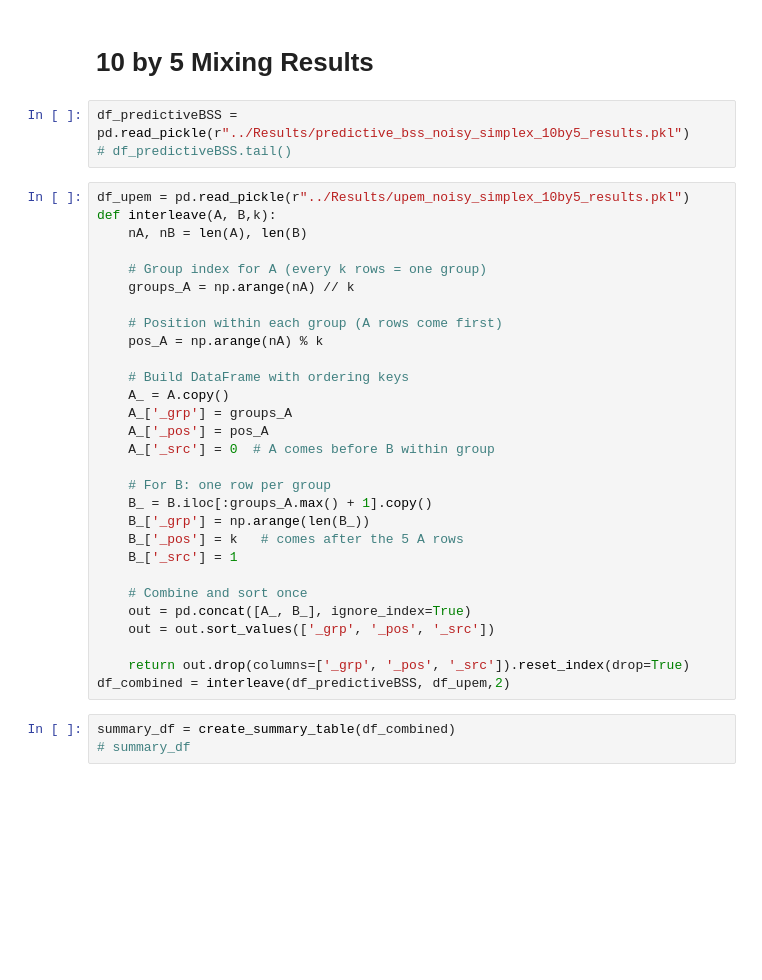
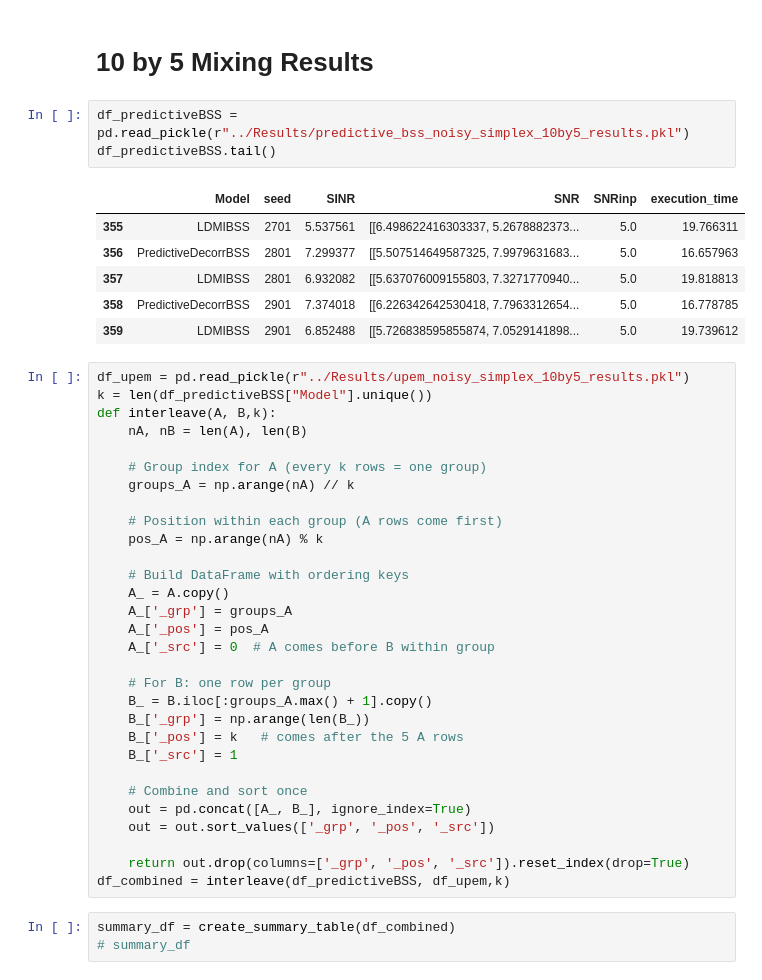
Before and after one commit to BariscanBozkurt/Predictive-Entropy-Maximization, a Jupyter notebook: Simulations/AnalyzeSimulationResults/Simplex_Simulations.ipynb, the cells around one changed output. Cells and saved outputs as stored; diff of their text form; blank space fills up the shorter version.

```diff
--- a/Simulations/AnalyzeSimulationResults/Simplex_Simulations.ipynb
+++ b/Simulations/AnalyzeSimulationResults/Simplex_Simulations.ipynb
@@ -17,9 +17,17 @@ if not os.path.exists("Figures"):
 # 10 by 5 Mixing Results
 # %%
 df_predictiveBSS = pd.read_pickle(r"../Results/predictive_bss_noisy_simplex_10by5_results.pkl")
-# df_predictiveBSS.tail()
+df_predictiveBSS.tail()
+# %% [output]
+|  | Model | seed | SINR | SNR | SNRinp | execution_time |
+| 355 | LDMIBSS | 2701 | 5.537561 | [[6.498622416303337, 5.2678882373... | 5.0 | 19.766311 |
+| 356 | PredictiveDecorrBSS | 2801 | 7.299377 | [[5.507514649587325, 7.9979631683... | 5.0 | 16.657963 |
+| 357 | LDMIBSS | 2801 | 6.932082 | [[5.637076009155803, 7.3271770940... | 5.0 | 19.818813 |
+| 358 | PredictiveDecorrBSS | 2901 | 7.374018 | [[6.226342642530418, 7.7963312654... | 5.0 | 16.778785 |
+| 359 | LDMIBSS | 2901 | 6.852488 | [[5.726838595855874, 7.0529141898... | 5.0 | 19.739612 |
 # %%
 df_upem = pd.read_pickle(r"../Results/upem_noisy_simplex_10by5_results.pkl")
+k = len(df_predictiveBSS["Model"].unique())
 def interleave(A, B,k):
     nA, nB = len(A), len(B)
 
@@ -46,7 +54,7 @@ def interleave(A, B,k):
     out = out.sort_values(['_grp', '_pos', '_src'])
 
     return out.drop(columns=['_grp', '_pos', '_src']).reset_index(drop=True)
-df_combined = interleave(df_predictiveBSS, df_upem,2)
+df_combined = interleave(df_predictiveBSS, df_upem,k)
 # %%
 summary_df = create_summary_table(df_combined)
 # summary_df
```
Also changed, not shown: 9 other files.
